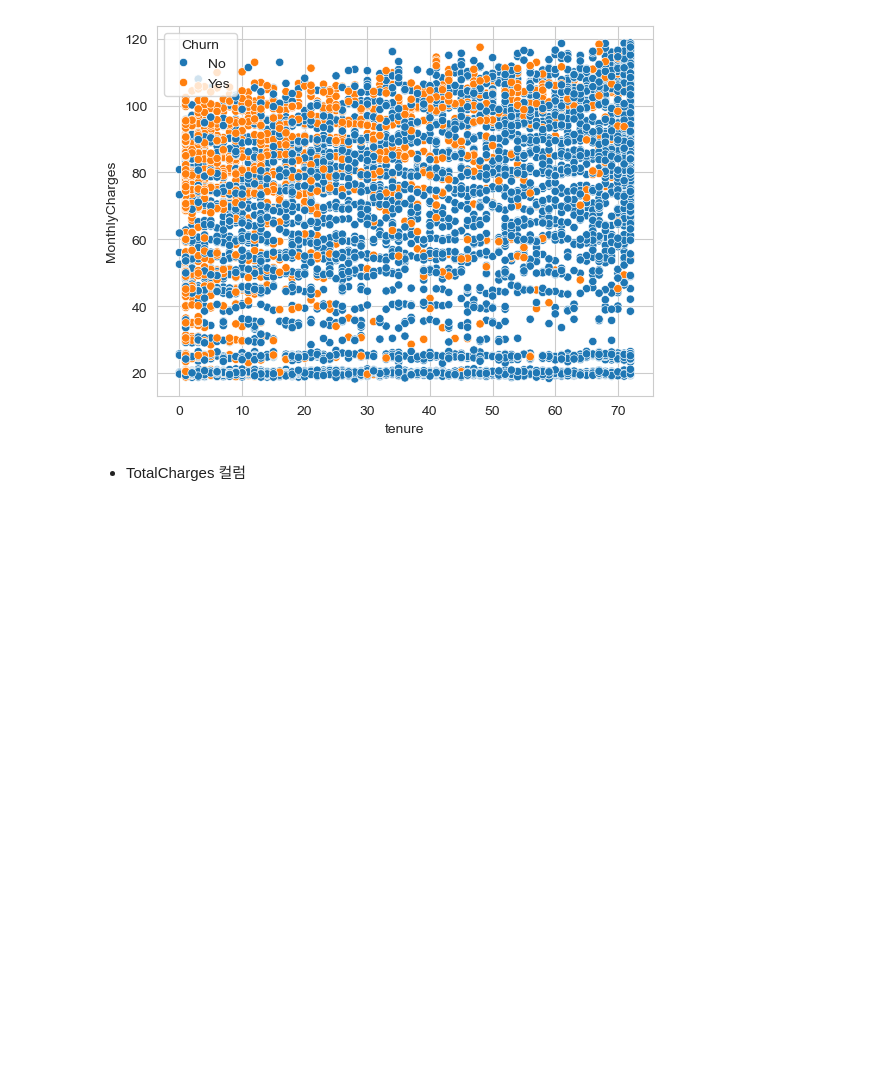
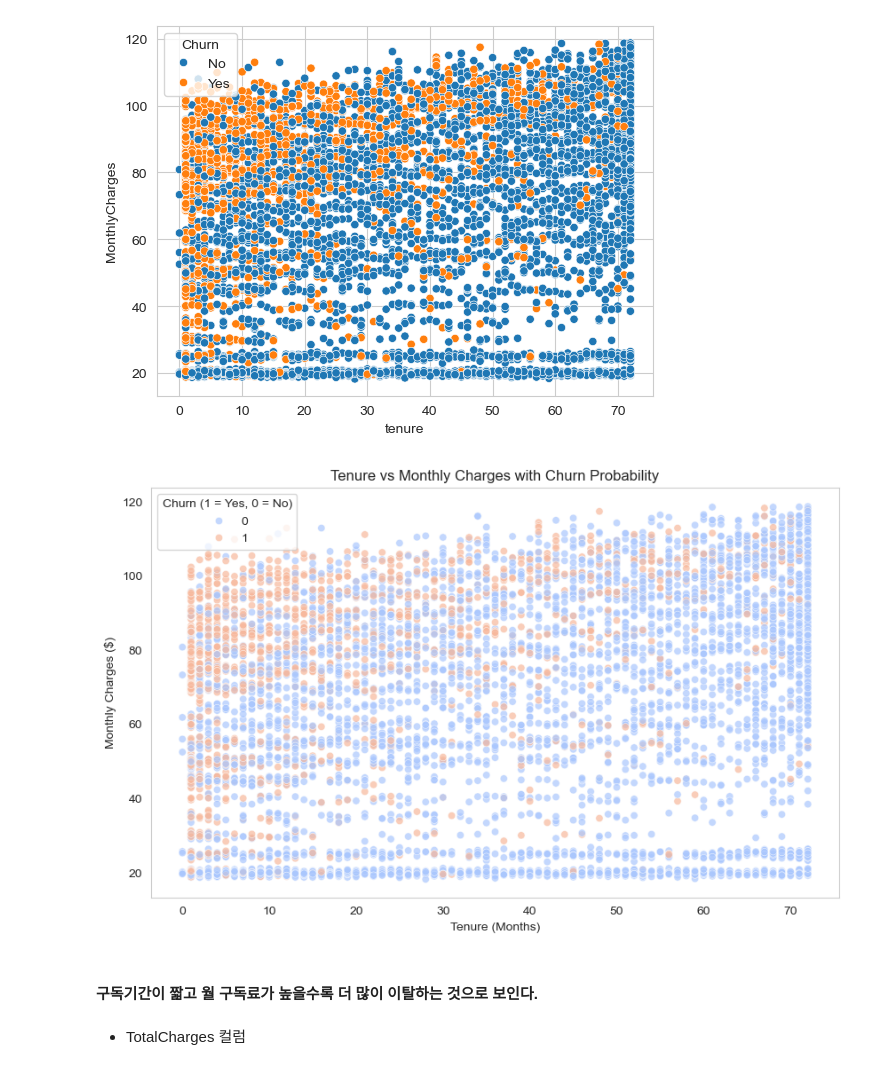
Before and after one commit to YoonMay26/python, a Jupyter notebook: 25_YOON_파이썬데이터분석_실습_통신사고객이탈.ipynb, the cells around one changed output. Drawn from its saved outputs; the diff is of its cells as text; code cells hidden in the pictures; blank space fills up the shorter version.

```diff
--- a/25_YOON_파이썬데이터분석_실습_통신사고객이탈.ipynb
+++ b/25_YOON_파이썬데이터분석_실습_통신사고객이탈.ipynb
@@ -396,6 +409,21 @@ sns.scatterplot(data=df, x='tenure', y='MonthlyCharges', hue='Churn')
 # %% [output]
 <Axes: xlabel='tenure', ylabel='MonthlyCharges'>
 [figure]
+# %%
+plt.figure(figsize=(10, 6))
+sns.scatterplot(data=df4, x='tenure', y='MonthlyCharges', hue='Churn_num', palette='coolwarm', alpha=0.7)
+
+plt.title('Tenure vs Monthly Charges with Churn Probability')
+plt.xlabel('Tenure (Months)')
+plt.ylabel('Monthly Charges ($)')
+plt.legend(title='Churn (1 = Yes, 0 = No)')
+plt.grid()
+
+plt.show()
+# %% [output]
+[figure, added]
+# %% [markdown]
+#### 구독기간이 짧고 월 구독료가 높을수록 더 많이 이탈하는 것으로 보인다.
 # %% [markdown]
 - TotalCharges 컬럼
 # %%
```
Also changed, not shown: parts of 31 cells of this notebook.
